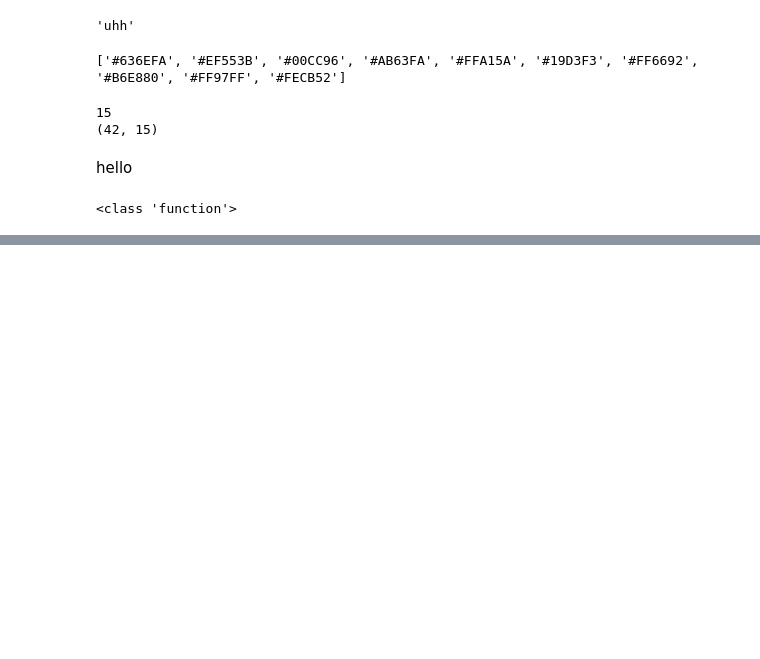
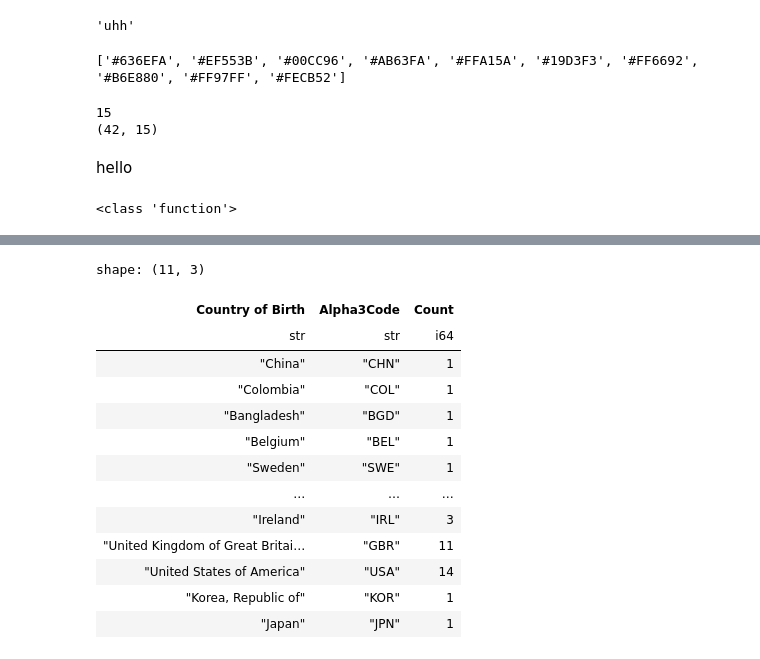
Before and after one commit to bomtall/NLFB, a Jupyter notebook: notebooks/notebook.ipynb, the cells around one changed output, grey strips where cells are left out. Cells and saved outputs as stored; diff of their text form; code cells hidden in the pictures; blank space fills up the shorter version.

```diff
--- a/notebooks/notebook.ipynb
+++ b/notebooks/notebook.ipynb
@@ -210,0 +227,22 @@ print(type(funny))
+# %%
+map_group = map_df.group_by([pl.col('Country of Birth'), pl.col('column_2').alias('Alpha3Code')]).agg(pl.col('Author Name').count().alias('Count'))
+map_group = map_group.with_columns(
+    pl.col('Count').cast(int)
+)
+# %%
+map_group
+# %% [output]
+shape: (11, 3)
+| Country of Birth | Alpha3Code | Count |
+| str | str | i64 |
+| "China" | "CHN" | 1 |
+| "Colombia" | "COL" | 1 |
+| "Bangladesh" | "BGD" | 1 |
+| "Belgium" | "BEL" | 1 |
+| "Sweden" | "SWE" | 1 |
+| … | … | … |
+| "Ireland" | "IRL" | 3 |
+| "United Kingdom of Great Britai… | "GBR" | 11 |
+| "United States of America" | "USA" | 14 |
+| "Korea, Republic of" | "KOR" | 1 |
+| "Japan" | "JPN" | 1 |
```
Also changed, not shown: parts of 5 cells of this notebook, 2 other files.
